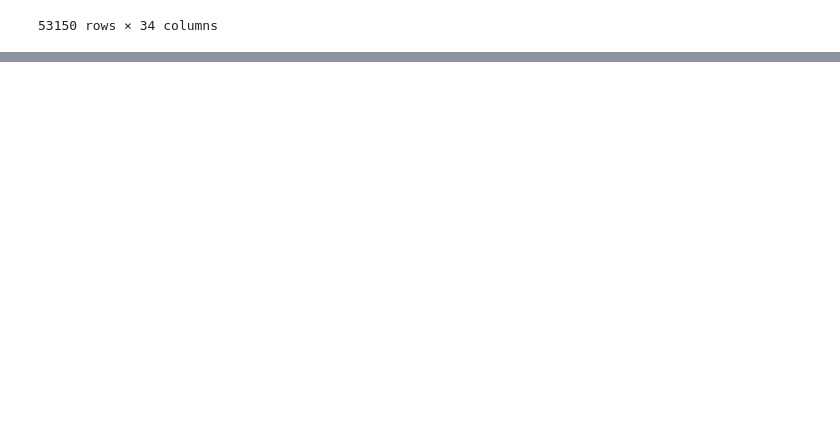
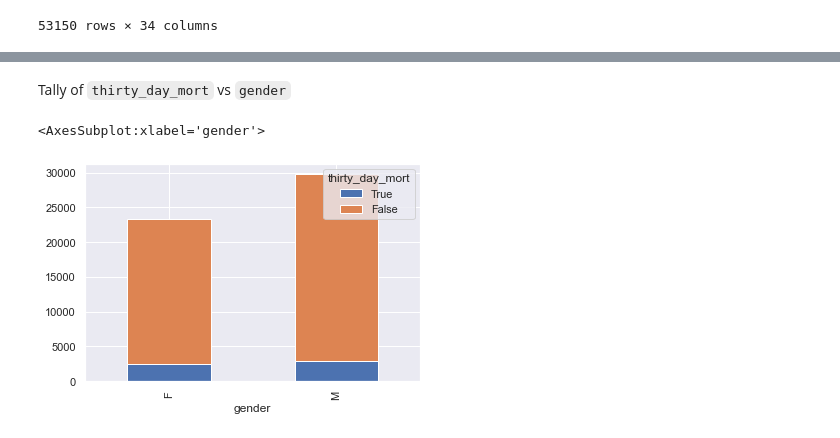
Before and after one commit to LangeSymposium/2022-July-Workshop, a Jupyter notebook: module1-03-Python/module1-03-Python.ipynb, the cells around one changed output, grey strips where cells are left out. Drawn from its saved outputs; the diff is of its cells as text; code cells hidden in the pictures; blank space fills up the shorter version.

```diff
--- a/module1-03-Python/module1-03-Python.ipynb
+++ b/module1-03-Python/module1-03-Python.ipynb
@@ -306,0 +437,11 @@ mimic_icu_cohort
+# %% [markdown]
+Tally of `thirty_day_mort` vs `gender`
+# %%
+(mimic_icu_cohort.
+     groupby("gender")["thirty_day_mort"].value_counts(normalize=False).
+     unstack("thirty_day_mort").iloc[:, ::-1].
+     plot.bar(stacked=True)
+)
+# %% [output]
+<AxesSubplot:xlabel='gender'>
+[figure, added]
```
Also changed, not shown: parts of 24 cells of this notebook.
